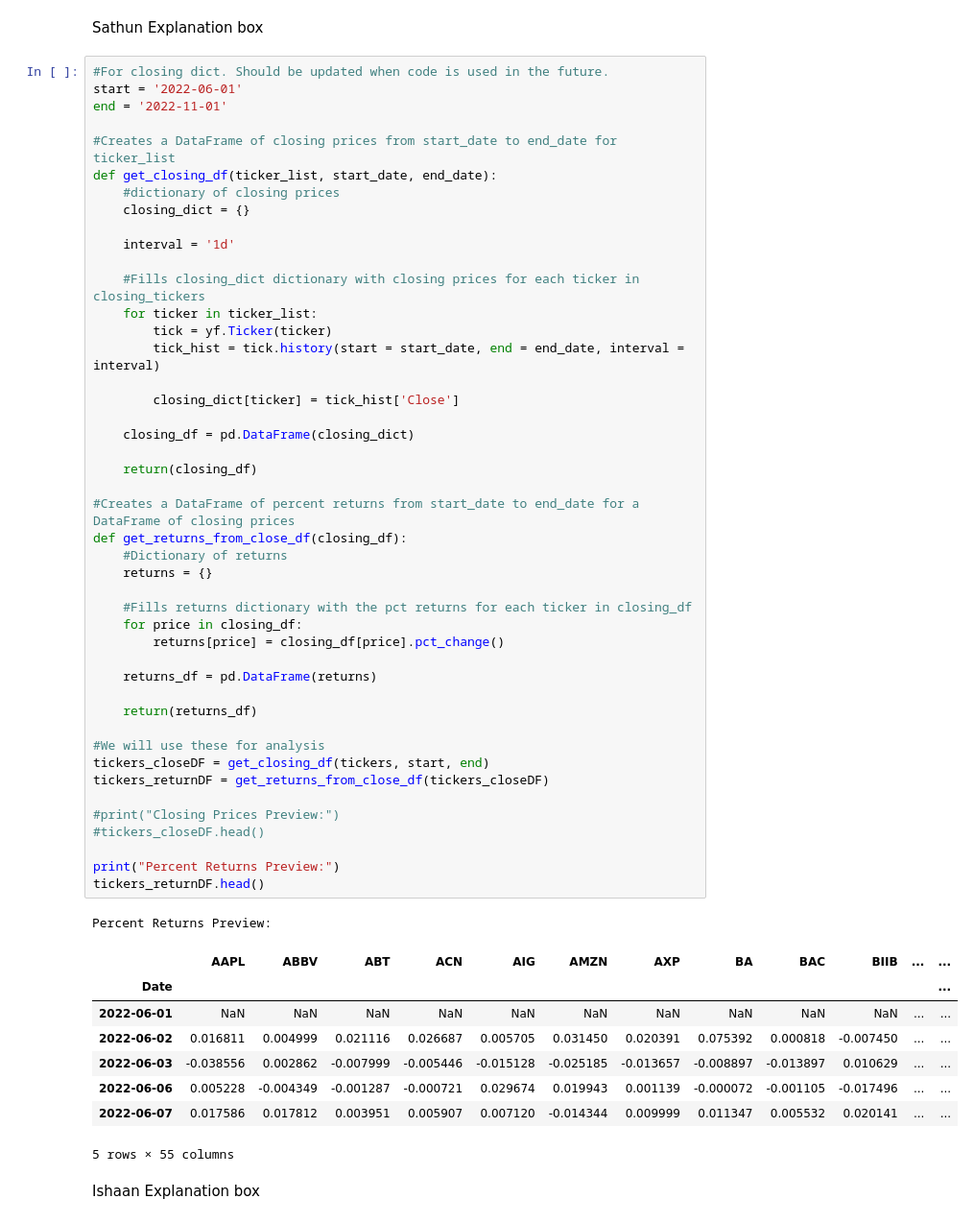
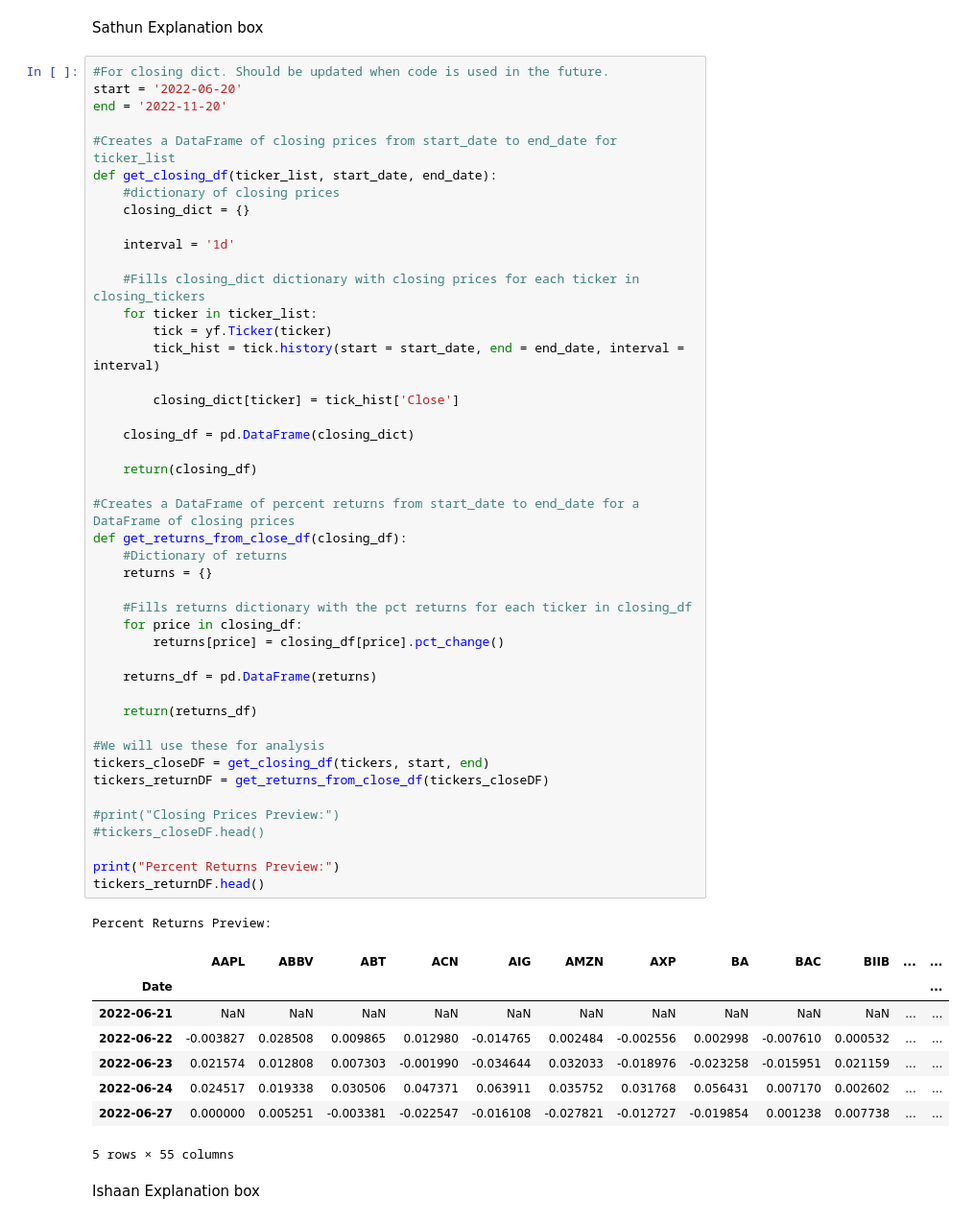
Before and after one commit to Pcamposeo/Robo-Advisor, a Jupyter notebook: Team_05_Assignment.ipynb, the cells around one changed output. Shown: that part at 96% size. Drawn from its saved outputs; the diff is of its cells as text.

```diff
--- a/Team_05_Assignment.ipynb
+++ b/Team_05_Assignment.ipynb
@@ -268,8 +257,8 @@ THE PROCESS:
 Sathun Explanation box
 # %%
 #For closing dict. Should be updated when code is used in the future.
-start = '2022-06-01'
-end = '2022-11-01'
+start = '2022-06-20'
+end = '2022-11-20'
 
 #Creates a DataFrame of closing prices from start_date to end_date for ticker_list
 def get_closing_df(ticker_list, start_date, end_date):
@@ -288,38 +277,38 @@ def get_closing_df(ticker_list, start_date, end_date):
     closing_df = pd.DataFrame(closing_dict)
 
     return(closing_df)
 
 #Creates a DataFrame of percent returns from start_date to end_date for a DataFrame of closing prices
 def get_returns_from_close_df(closing_df):
     #Dictionary of returns
     returns = {}
 
     #Fills returns dictionary with the pct returns for each ticker in closing_df
     for price in closing_df:
         returns[price] = closing_df[price].pct_change()
 
     returns_df = pd.DataFrame(returns)
 
     return(returns_df)
 
 #We will use these for analysis
 tickers_closeDF = get_closing_df(tickers, start, end)
 tickers_returnDF = get_returns_from_close_df(tickers_closeDF)
 
 #print("Closing Prices Preview:")
 #tickers_closeDF.head()
 
 print("Percent Returns Preview:")
 tickers_returnDF.head()
 # %% [output]
 Percent Returns Preview:
 |  | AAPL | ABBV | ABT | ACN | AIG | AMZN | AXP | BA | BAC | BIIB | ... | ... |
 | Date |  |  |  |  |  |  |  |  |  |  |  | ... |
-| 2022-06-01 | NaN | NaN | NaN | NaN | NaN | NaN | NaN | NaN | NaN | NaN | ... | ... |
-| 2022-06-02 | 0.016811 | 0.004999 | 0.021116 | 0.026687 | 0.005705 | 0.031450 | 0.020391 | 0.075392 | 0.000818 | -0.007450 | ... | ... |
-| 2022-06-03 | -0.038556 | 0.002862 | -0.007999 | -0.005446 | -0.015128 | -0.025185 | -0.013657 | -0.008897 | -0.013897 | 0.010629 | ... | ... |
-| 2022-06-06 | 0.005228 | -0.004349 | -0.001287 | -0.000721 | 0.029674 | 0.019943 | 0.001139 | -0.000072 | -0.001105 | -0.017496 | ... | ... |
-| 2022-06-07 | 0.017586 | 0.017812 | 0.003951 | 0.005907 | 0.007120 | -0.014344 | 0.009999 | 0.011347 | 0.005532 | 0.020141 | ... | ... |
+| 2022-06-21 | NaN | NaN | NaN | NaN | NaN | NaN | NaN | NaN | NaN | NaN | ... | ... |
+| 2022-06-22 | -0.003827 | 0.028508 | 0.009865 | 0.012980 | -0.014765 | 0.002484 | -0.002556 | 0.002998 | -0.007610 | 0.000532 | ... | ... |
+| 2022-06-23 | 0.021574 | 0.012808 | 0.007303 | -0.001990 | -0.034644 | 0.032033 | -0.018976 | -0.023258 | -0.015951 | 0.021159 | ... | ... |
+| 2022-06-24 | 0.024517 | 0.019338 | 0.030506 | 0.047371 | 0.063911 | 0.035752 | 0.031768 | 0.056431 | 0.007170 | 0.002602 | ... | ... |
+| 2022-06-27 | 0.000000 | 0.005251 | -0.003381 | -0.022547 | -0.016108 | -0.027821 | -0.012727 | -0.019854 | 0.001238 | 0.007738 | ... | ... |
 5 rows × 55 columns
 # %% [markdown]
 Ishaan Explanation box
```
Also changed, not shown: parts of 10 cells of this notebook.
